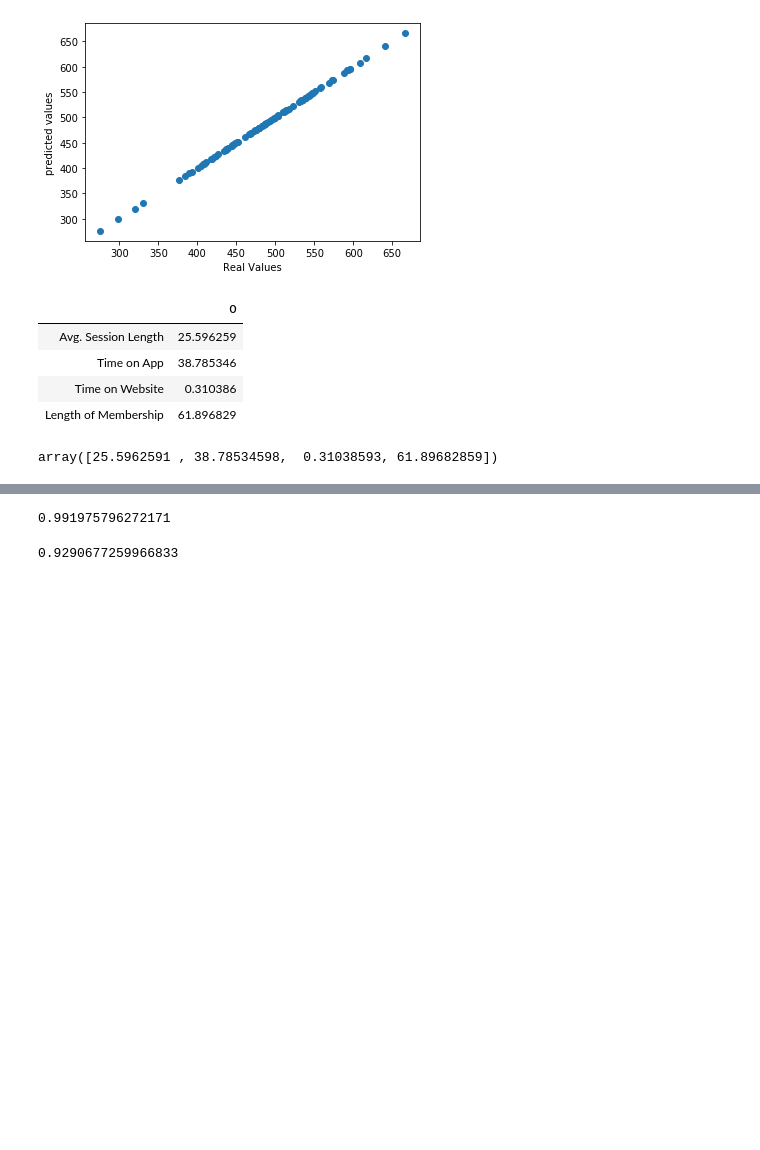
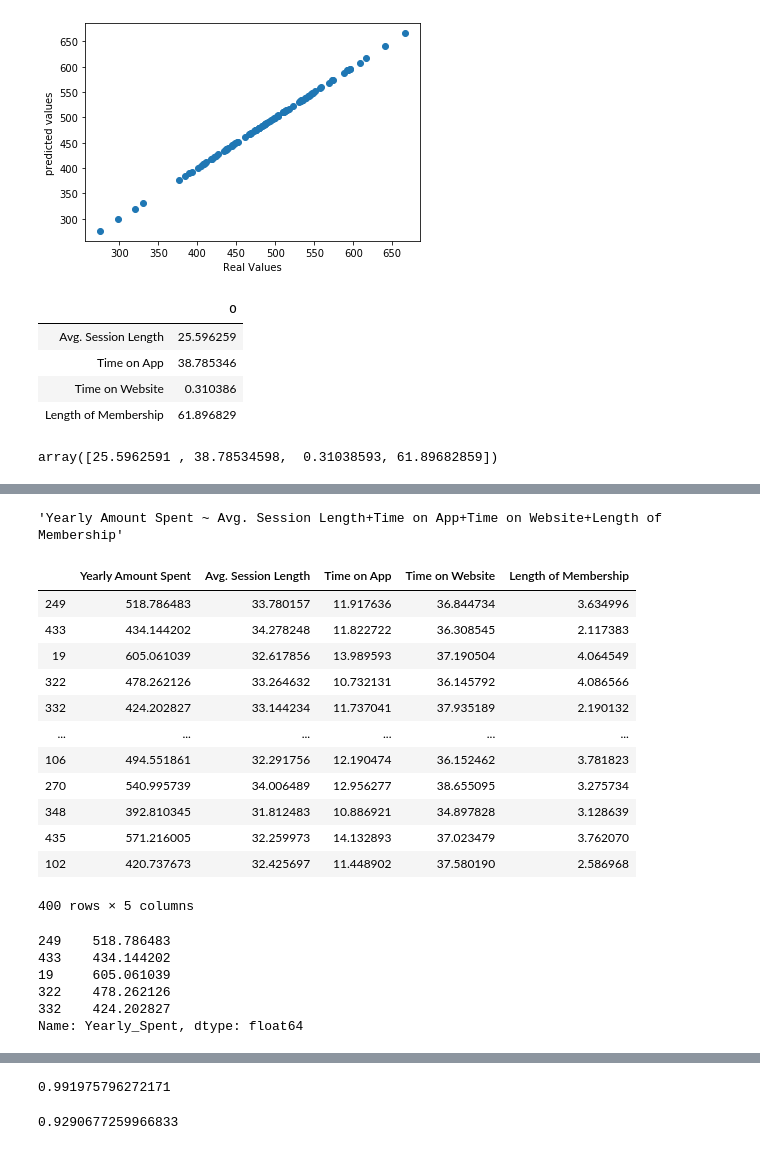
Before and after one commit to Mukesh8688/EcommerceCustomer, a Jupyter notebook: EcommerceCustomers.ipynb, the cells around one changed output, grey strips where cells are left out. Cells and saved outputs as stored; diff of their text form; code cells hidden in the pictures; blank space fills up the shorter version.

Commit message:
Add files via upload
add ols formula for overall summery

```diff
--- a/EcommerceCustomers.ipynb
+++ b/EcommerceCustomers.ipynb
@@ -218,0 +241,20 @@ array([25.5962591 , 38.78534598,  0.31038593, 61.89682859])
+# %%
+sm_formula
+# %% [output]
+'Yearly Amount Spent ~ Avg. Session Length+Time on App+Time on Website+Length of Membership'
+# %%
+train_data
+# %% [output]
+|  | Yearly Amount Spent | Avg. Session Length | Time on App | Time on Website | Length of Membership |
+| 249 | 518.786483 | 33.780157 | 11.917636 | 36.844734 | 3.634996 |
+| 433 | 434.144202 | 34.278248 | 11.822722 | 36.308545 | 2.117383 |
+| 19 | 605.061039 | 32.617856 | 13.989593 | 37.190504 | 4.064549 |
+| 322 | 478.262126 | 33.264632 | 10.732131 | 36.145792 | 4.086566 |
+| 332 | 424.202827 | 33.144234 | 11.737041 | 37.935189 | 2.190132 |
+| ... | ... | ... | ... | ... | ... |
+| 106 | 494.551861 | 32.291756 | 12.190474 | 36.152462 | 3.781823 |
+| 270 | 540.995739 | 34.006489 | 12.956277 | 38.655095 | 3.275734 |
+| 348 | 392.810345 | 31.812483 | 10.886921 | 34.897828 | 3.128639 |
+| 435 | 571.216005 | 32.259973 | 14.132893 | 37.023479 | 3.762070 |
+| 102 | 420.737673 | 32.425697 | 11.448902 | 37.580190 | 2.586968 |
+400 rows × 5 columns
@@ -218,0 +271,9 @@ array([25.5962591 , 38.78534598,  0.31038593, 61.89682859])
+# %%
+df_dependent.head()
+# %% [output]
+249    518.786483
+433    434.144202
+19     605.061039
+322    478.262126
+332    424.202827
+Name: Yearly_Spent, dtype: float64
```
Also changed, not shown: parts of 13 cells of this notebook.
